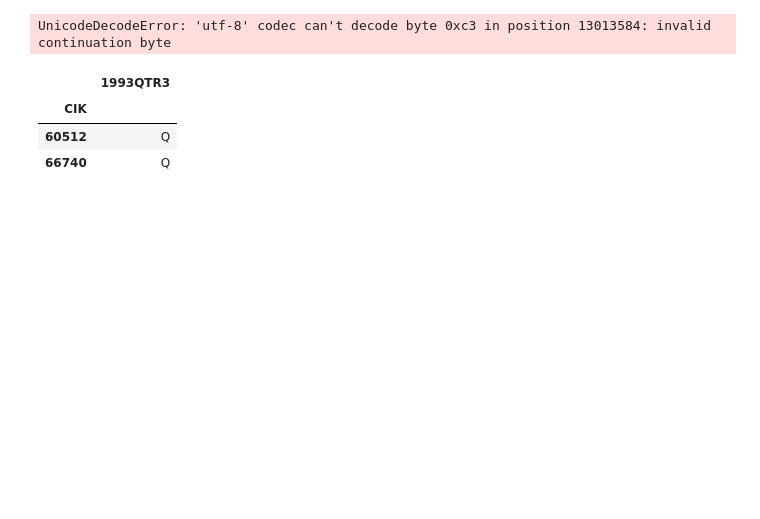
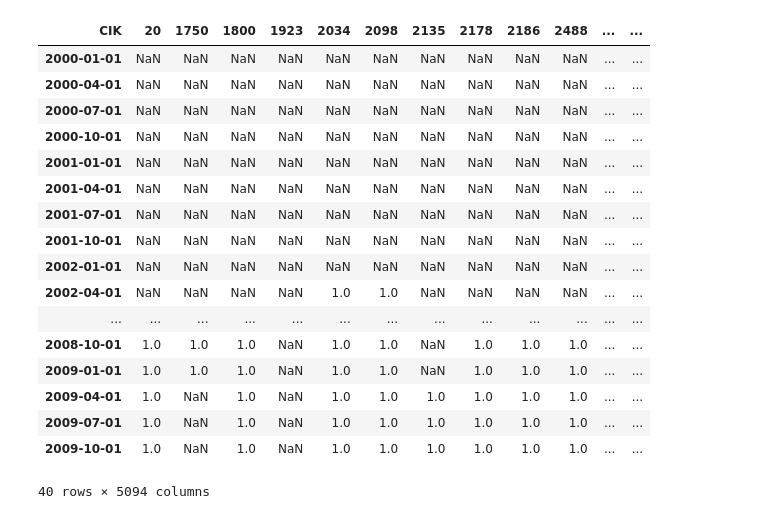
Before and after one commit to LiamTharp/railz-testing, a Jupyter notebook: testing/SEC Data Parsing.ipynb, the cells around one changed output. Saved outputs shown, nothing was run; the diff lists cells and outputs as text; code cells hidden in the pictures; blank space fills up the shorter version.

```diff
--- a/testing/SEC Data Parsing.ipynb
+++ b/testing/SEC Data Parsing.ipynb
@@ -7,3 +39,24 @@ import io
+# %%
+data[data.rolling(min_periods=1, window=10).sum()>9]
+# %% [output]
+| CIK | 20 | 1750 | 1800 | 1923 | 2034 | 2098 | 2135 | 2178 | 2186 | 2488 | ... | ... |
+| 2000-01-01 | NaN | NaN | NaN | NaN | NaN | NaN | NaN | NaN | NaN | NaN | ... | ... |
+| 2000-04-01 | NaN | NaN | NaN | NaN | NaN | NaN | NaN | NaN | NaN | NaN | ... | ... |
+| 2000-07-01 | NaN | NaN | NaN | NaN | NaN | NaN | NaN | NaN | NaN | NaN | ... | ... |
+| 2000-10-01 | NaN | NaN | NaN | NaN | NaN | NaN | NaN | NaN | NaN | NaN | ... | ... |
+| 2001-01-01 | NaN | NaN | NaN | NaN | NaN | NaN | NaN | NaN | NaN | NaN | ... | ... |
+| 2001-04-01 | NaN | NaN | NaN | NaN | NaN | NaN | NaN | NaN | NaN | NaN | ... | ... |
+| 2001-07-01 | NaN | NaN | NaN | NaN | NaN | NaN | NaN | NaN | NaN | NaN | ... | ... |
+| 2001-10-01 | NaN | NaN | NaN | NaN | NaN | NaN | NaN | NaN | NaN | NaN | ... | ... |
+| 2002-01-01 | NaN | NaN | NaN | NaN | NaN | NaN | NaN | NaN | NaN | NaN | ... | ... |
+| 2002-04-01 | NaN | NaN | NaN | NaN | 1.0 | 1.0 | NaN | NaN | NaN | NaN | ... | ... |
+| ... | ... | ... | ... | ... | ... | ... | ... | ... | ... | ... | ... | ... |
+| 2008-10-01 | 1.0 | 1.0 | 1.0 | NaN | 1.0 | 1.0 | NaN | 1.0 | 1.0 | 1.0 | ... | ... |
+| 2009-01-01 | 1.0 | 1.0 | 1.0 | NaN | 1.0 | 1.0 | NaN | 1.0 | 1.0 | 1.0 | ... | ... |
+| 2009-04-01 | 1.0 | NaN | 1.0 | NaN | 1.0 | 1.0 | 1.0 | 1.0 | 1.0 | 1.0 | ... | ... |
+| 2009-07-01 | 1.0 | NaN | 1.0 | NaN | 1.0 | 1.0 | 1.0 | 1.0 | 1.0 | 1.0 | ... | ... |
+| 2009-10-01 | 1.0 | NaN | 1.0 | NaN | 1.0 | 1.0 | 1.0 | 1.0 | 1.0 | 1.0 | ... | ... |
+40 rows × 5094 columns
 # %%
 base_url = r"https://www.sec.gov/"
 fullIndex_url = r"https://www.sec.gov/Archives/edgar/full-index/"
@@ -177,15 +167,0 @@ reference_df
-# %%
-pd.read_csv(io.StringIO(requests.get(r"https://www.sec.gov/Archives/edgar/full-index/2011/QTR4/" + r"master.idx").content.decode('utf-8')),
-                    delimiter = '|',
-                    skiprows = [0,1,2,3,4,5,6,7,8,10],
-                    index_col=0
-                   )
-# %% [output]
-UnicodeDecodeError: 'utf-8' codec can't decode byte 0xc3 in position 13013584: invalid continuation byte
-# %%
-df
-# %% [output]
-|  | 1993QTR3 |
-| CIK |  |
-| 60512 | Q |
-| 66740 | Q |
```
Also changed, not shown: parts of 6 cells of this notebook, 4 other files.
